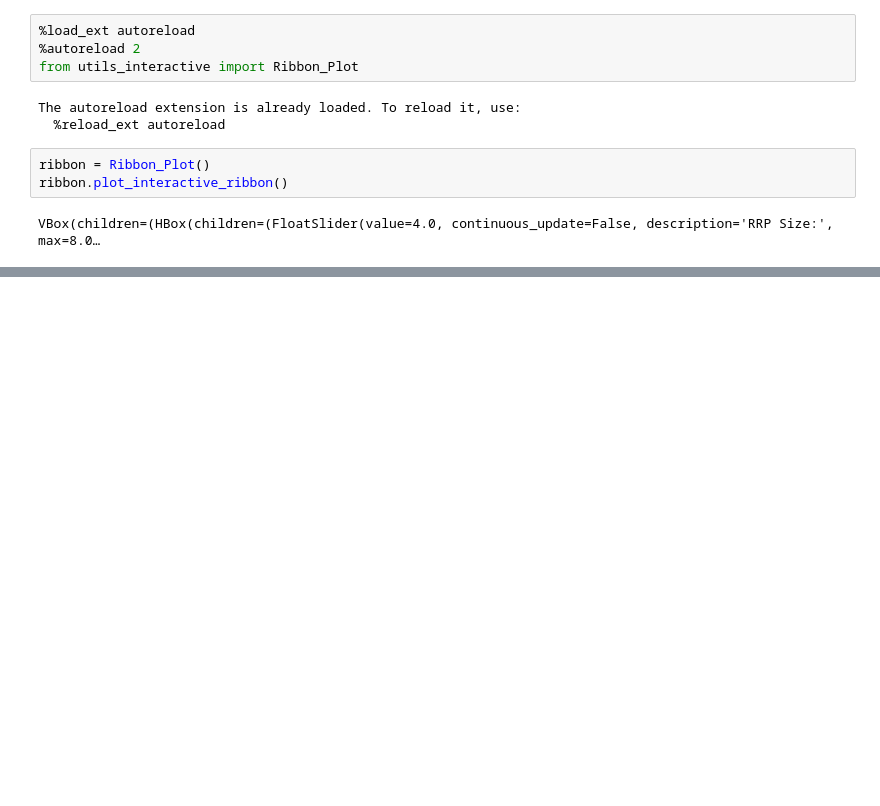
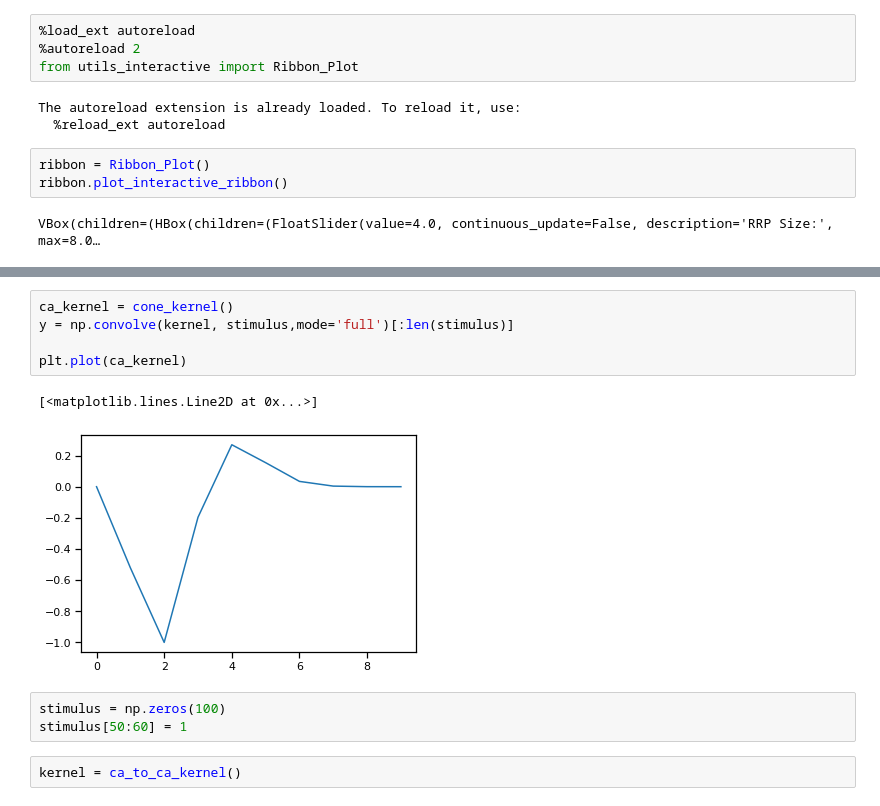
Before and after one commit to coschroeder/cone_ribbon, a Jupyter notebook: model/interactive_model_plotting/model_demo.ipynb, the cells around one changed output, grey strips where cells are left out. Saved outputs shown, nothing was run; the diff lists cells and outputs as text; blank space fills up the shorter version.

```diff
--- a/model/interactive_model_plotting/model_demo.ipynb
+++ b/model/interactive_model_plotting/model_demo.ipynb
@@ -29,0 +36,13 @@ VBox(children=(HBox(children=(FloatSlider(value=4.0, continuous_update=False, de
+# %%
+ca_kernel = cone_kernel()
+y = np.convolve(kernel, stimulus,mode='full')[:len(stimulus)]
+
+plt.plot(ca_kernel)
+# %% [output]
+[<matplotlib.lines.Line2D at 0x...>]
+[figure, added]
+# %%
+stimulus = np.zeros(100)
+stimulus[50:60] = 1
+# %%
+kernel = ca_to_ca_kernel()
```
Also changed, not shown: parts of 5 cells of this notebook, 1 other file.
